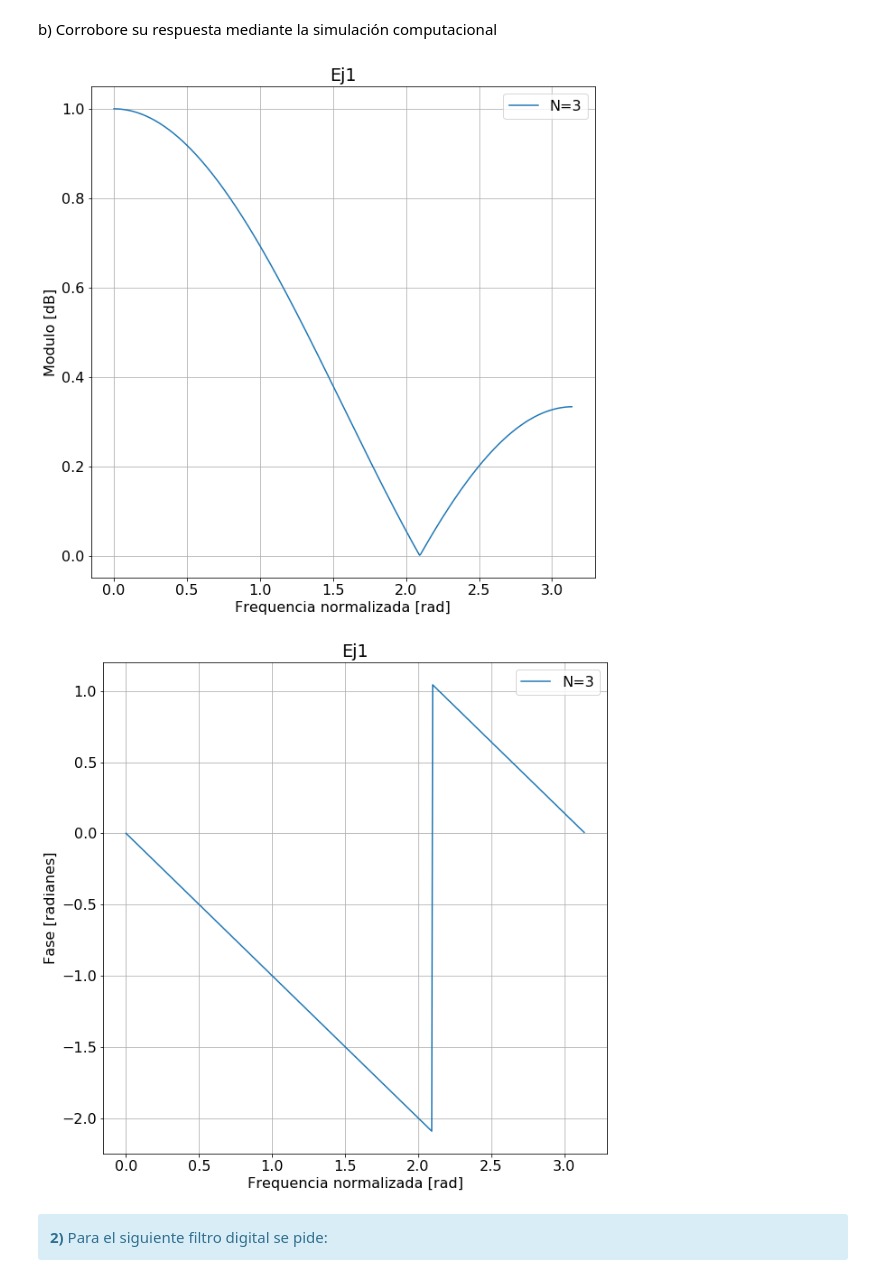
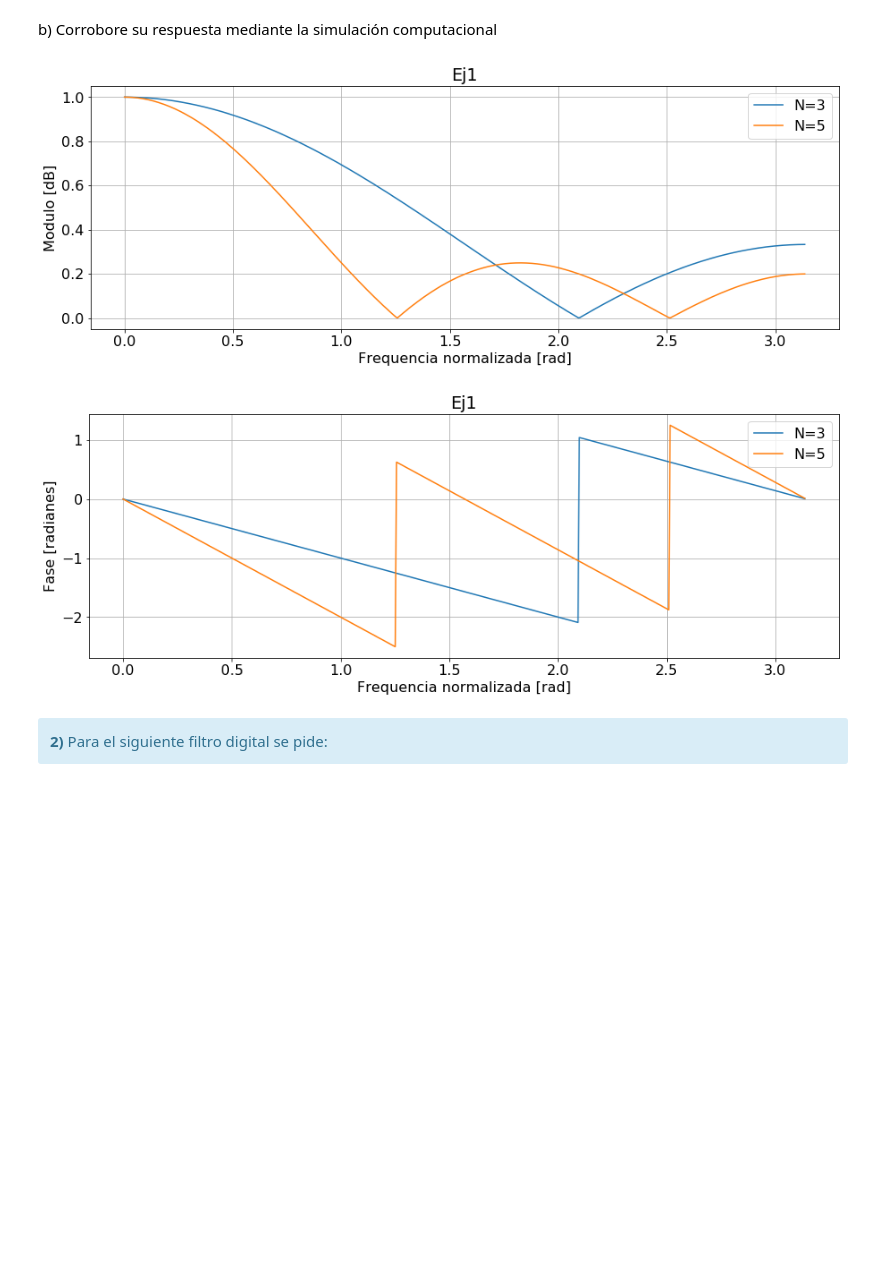
Before and after one commit to Sidorczuk/DSP, a Jupyter notebook: TP4-Filtrado.ipynb, the cells around one changed output. Saved outputs shown, nothing was run; the diff lists cells and outputs as text; code cells hidden in the pictures; blank space fills up the shorter version.

```diff
--- a/TP4-Filtrado.ipynb
+++ b/TP4-Filtrado.ipynb
@@ -60,34 +61,37 @@ def vertical_flaten(a):
 
     return a.reshape(a.shape[0],1)
 # %%
-###################   #######################
-w, h = sig.freqz(np.array([1, 1, 1]), 1)
-h /= 3
+###################  N = 3 #######################
+w1, h1 = sig.freqz(np.array([1, 1, 1]), 1)
+h1 /= 3
+###################  N = 5 #######################
+w2, h2 = sig.freqz(np.array([1, 1, 1, 1, 1]), 1)
+h2 /= 5
 
-plt.figure()
-plt.plot(w, abs(h), label='N=3')
+plt.figure(figsize=(15,5))
+plt.plot(w1, abs(h1), label='N=3')
+plt.plot(w2, abs(h2), label='N=5')
 plt.title('Ej1')
 plt.xlabel('Frequencia normalizada [rad]')
 plt.ylabel('Modulo [dB]')
 plt.grid(which='both', axis='both')
 axes_hdl = plt.gca()
 axes_hdl.legend()
 plt.show()
 
-plt.figure()
-plt.plot(w, np.angle(h), label='N=3')
+plt.figure(figsize=(15,5))
+plt.plot(w1, np.angle(h1), label='N=3')
+plt.plot(w2, np.angle(h2), label='N=5')
 plt.title('Ej1')
 plt.xlabel('Frequencia normalizada [rad]')
 plt.ylabel('Fase [radianes]')
 plt.grid(which='both', axis='both')
 axes_hdl = plt.gca()
 axes_hdl.legend()
 plt.show()
-
-##########################################
 # %% [output]
-[figure, old version]
+[figure, new version]
-[figure, old version]
+[figure, new version]
 # %% [markdown]
 <div class="alert alert-block alert-info">
 <b>2)</b> Para el siguiente filtro digital se pide:
```
Also changed, not shown: parts of 20 cells of this notebook.
